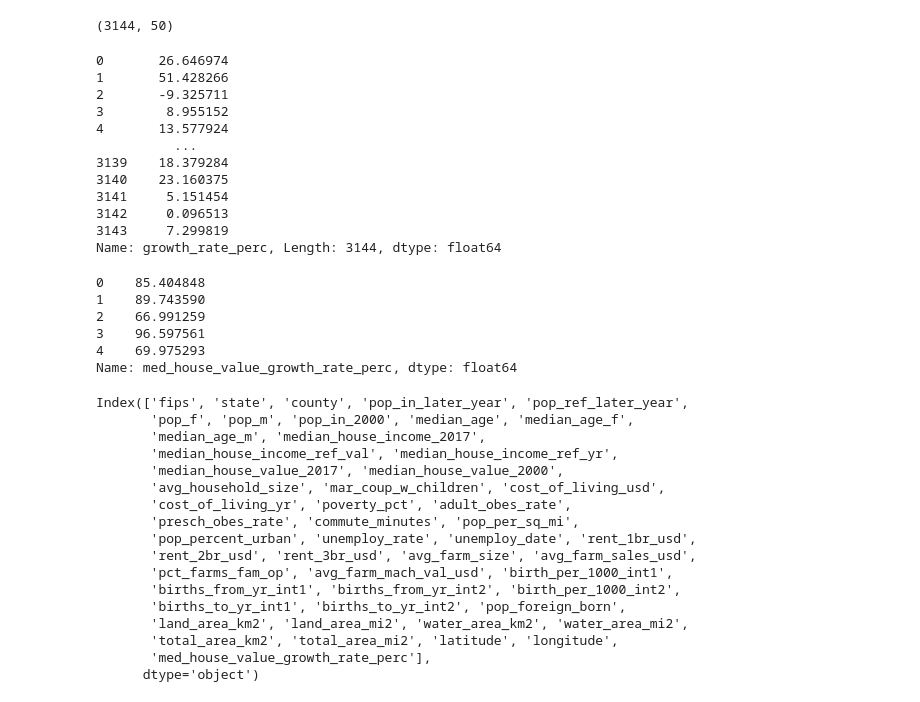
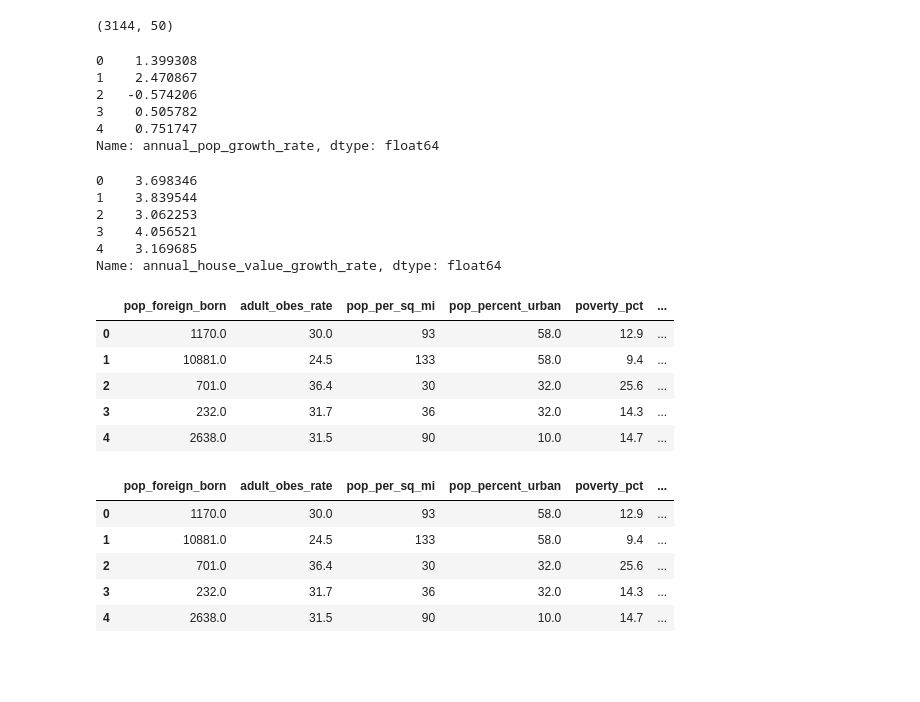
Before and after one commit to Nivlac3213/DS312, a Jupyter notebook: homework/Henggeler_Calvin_HW2_PCA_LinReg.ipynb, the cells around one changed output. Cells and saved outputs as stored; diff of their text form; code cells hidden in the pictures; blank space fills up the shorter version.

```diff
--- a/homework/Henggeler_Calvin_HW2_PCA_LinReg.ipynb
+++ b/homework/Henggeler_Calvin_HW2_PCA_LinReg.ipynb
@@ -59,29 +67,23 @@ df.shape
 # EV: Ending value
 # n : Number of years
 # https://www.investopedia.com/terms/c/cagr.asp#:~:text=Divide%20the%20value%20of%20an,the%20answer%20into%20a%20percentage.
-df['annual_pop_growth_rate'] = ((df['pop_in_later_year'] - df['pop_in_2000']) / df['pop_in_2000']) * 100
-df['annual_pop_growth_rate']
+df['annual_pop_growth_rate'] = ((df['pop_in_later_year']/df['pop_in_2000'])**(1/(df['pop_ref_later_year']-2000))-1) * 100
+df['annual_pop_growth_rate'].head()
 # %% [output]
-0       26.646974
-1       51.428266
-2       -9.325711
-3        8.955152
-4       13.577924
-          ...
-3139    18.379284
-3140    23.160375
-3141     5.151454
-3142     0.096513
-3143     7.299819
-Name: growth_rate_perc, Length: 3144, dtype: float64
+0    1.399308
+1    2.470867
+2   -0.574206
+3    0.505782
+4    0.751747
+Name: annual_pop_growth_rate, dtype: float64
 # %%
 # 2) Annual House value growth rate percentage
-df['annual_house_value_growth_rate'] = ((df['median_house_value_2017'] - df['median_house_value_2000']) / df['median_house_value_2000']) * 100
+df['annual_house_value_growth_rate'] = ((df['median_house_value_2017']/df['median_house_value_2000'])**(1/(2017-2000))-1) * 100
 df['annual_house_value_growth_rate'].head()
 # %% [output]
-0    85.404848
-1    89.743590
-2    66.991259
-3    96.597561
-4    69.975293
-Name: med_house_value_growth_rate_perc, dtype: float64
+0    3.698346
+1    3.839544
+2    3.062253
+3    4.056521
+4    3.169685
+Name: annual_house_value_growth_rate, dtype: float64
@@ -93,0 +99,17 @@ features = ['pop_foreigen_born' , 'adult_obes_rate', 'pop_per_sq_mi', 'pop_perce
+# %%
+# 4) Define features
+features =  ['pop_foreign_born' , 'adult_obes_rate', 'pop_per_sq_mi', 'pop_percent_urban',
+             'poverty_pct', 'median_house_income_ref_val', 'median_house_income_ref_yr', 'median_house_income_2017',
+             'cost_of_living_usd', 'annual_pop_growth_rate', 'annual_house_value_growth_rate']
+target =    ['median_house_value_2000']
+
+df = df[features+target]
+df.dropna(inplace=True) # drop rows with missing values
+df.head()
+# %% [output]
+|  | pop_foreign_born | adult_obes_rate | pop_per_sq_mi | pop_percent_urban | poverty_pct | ... |
+| 0 | 1170.0 | 30.0 | 93 | 58.0 | 12.9 | ... |
+| 1 | 10881.0 | 24.5 | 133 | 58.0 | 9.4 | ... |
+| 2 | 701.0 | 36.4 | 30 | 32.0 | 25.6 | ... |
+| 3 | 232.0 | 31.7 | 36 | 32.0 | 14.3 | ... |
+| 4 | 2638.0 | 31.5 | 90 | 10.0 | 14.7 | ... |
@@ -94,20 +128,9 @@ features = ['pop_foreigen_born' , 'adult_obes_rate', 'pop_per_sq_mi', 'pop_perce
 # %%
-df.columns
+df.head()
 # %% [output]
-Index(['fips', 'state', 'county', 'pop_in_later_year', 'pop_ref_later_year',
-       'pop_f', 'pop_m', 'pop_in_2000', 'median_age', 'median_age_f',
-       'median_age_m', 'median_house_income_2017',
-       'median_house_income_ref_val', 'median_house_income_ref_yr',
-       'median_house_value_2017', 'median_house_value_2000',
-       'avg_household_size', 'mar_coup_w_children', 'cost_of_living_usd',
-       'cost_of_living_yr', 'poverty_pct', 'adult_obes_rate',
-       'presch_obes_rate', 'commute_minutes', 'pop_per_sq_mi',
-       'pop_percent_urban', 'unemploy_rate', 'unemploy_date', 'rent_1br_usd',
-       'rent_2br_usd', 'rent_3br_usd', 'avg_farm_size', 'avg_farm_sales_usd',
-       'pct_farms_fam_op', 'avg_farm_mach_val_usd', 'birth_per_1000_int1',
-       'births_from_yr_int1', 'births_from_yr_int2', 'birth_per_1000_int2',
-       'births_to_yr_int1', 'births_to_yr_int2', 'pop_foreign_born',
-       'land_area_km2', 'land_area_mi2', 'water_area_km2', 'water_area_mi2',
-       'total_area_km2', 'total_area_mi2', 'latitude', 'longitude',
-       'med_house_value_growth_rate_perc'],
-      dtype='object')
+|  | pop_foreign_born | adult_obes_rate | pop_per_sq_mi | pop_percent_urban | poverty_pct | ... |
+| 0 | 1170.0 | 30.0 | 93 | 58.0 | 12.9 | ... |
+| 1 | 10881.0 | 24.5 | 133 | 58.0 | 9.4 | ... |
+| 2 | 701.0 | 36.4 | 30 | 32.0 | 25.6 | ... |
+| 3 | 232.0 | 31.7 | 36 | 32.0 | 14.3 | ... |
+| 4 | 2638.0 | 31.5 | 90 | 10.0 | 14.7 | ... |
```
Also changed, not shown: parts of 17 cells of this notebook, 1 other file.
